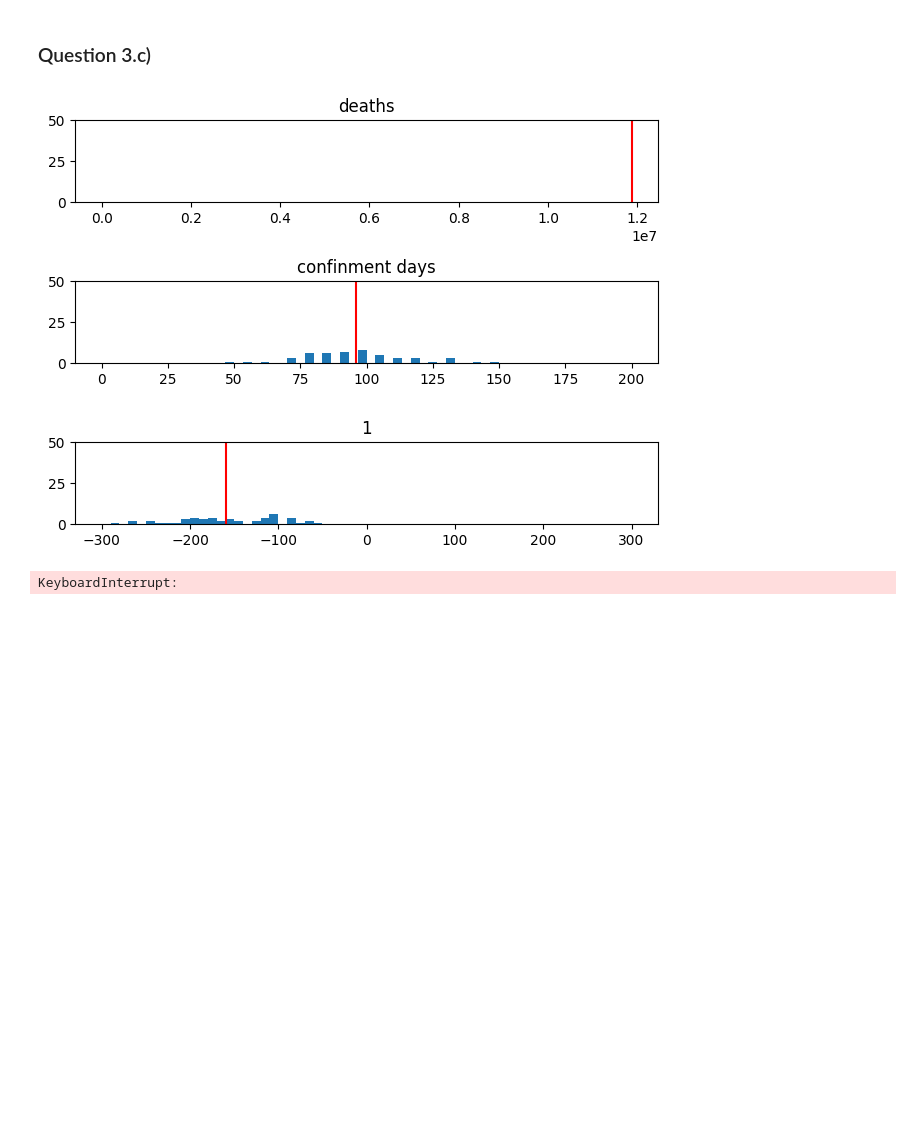
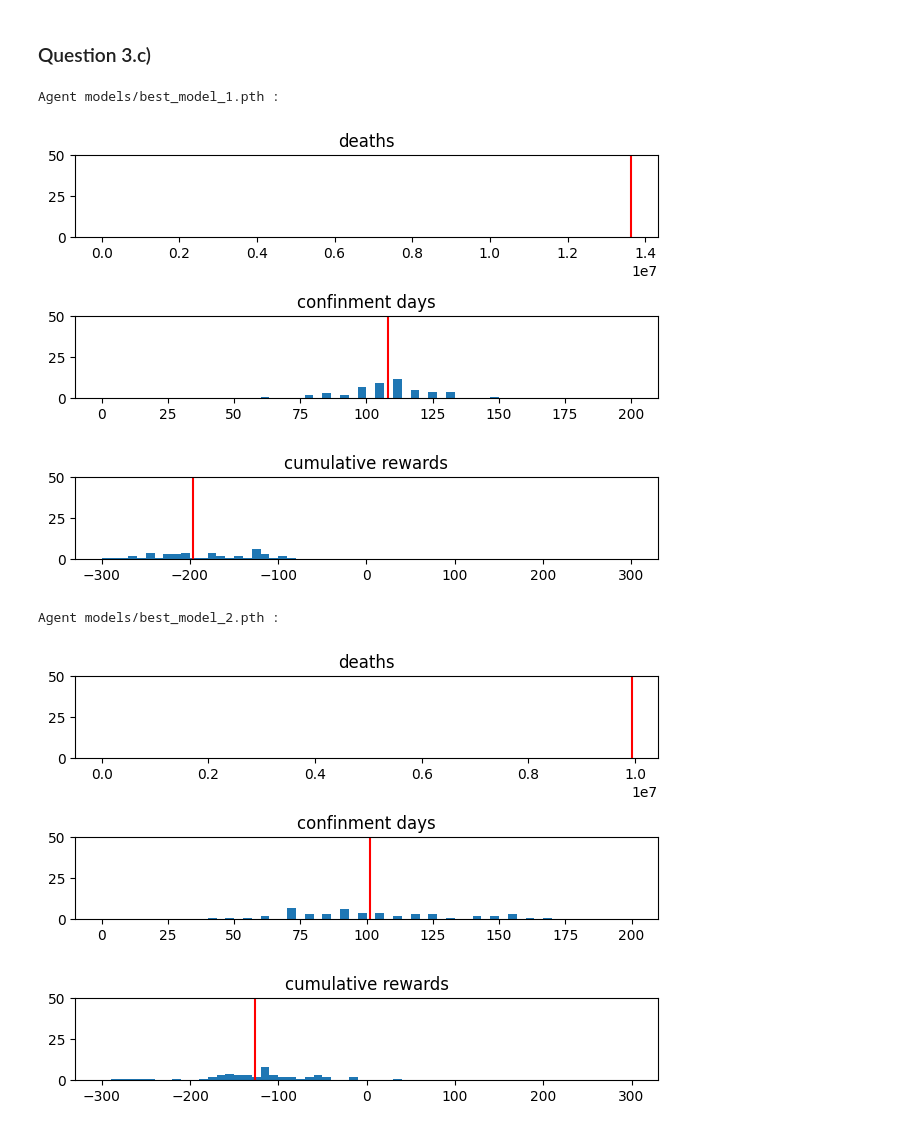
Before and after one commit to antoninfaure/DQLearning-epidemic, a Jupyter notebook: ANN_RL mini-project.ipynb, the cells around one changed output. Drawn from its saved outputs; the diff is of its cells as text; code cells hidden in the pictures; blank space fills up the shorter version.

```diff
--- a/ANN_RL mini-project.ipynb
+++ b/ANN_RL mini-project.ipynb
@@ -438,7 +355,0 @@ def hist_avg(ax, data, title):
-# %%
-fig, ax = plt.subplots(3, 1)
-hist_avg(ax[0], number_of_total_deaths_array, 'deaths')
-hist_avg(ax[1], number_of_confined_days_array, 'confinment days')
-hist_avg(ax[2], cumulative_reward_array, 'cumulative rewards')
-fig.tight_layout()
-plt.show()
@@ -469,5 +356,19 @@ batch_size = 2048
 # %% [markdown]
 ## Question 3
+# %%
+# For each deep-learning policy that you train in this project we recommend that you use the following
+# hyperparameters. If you wish so, you are free to test other values, but as searching through the hyperparameterspace can be quite a tedious experience we are giving you values that we know will allow the algorithm to converge
+# to a good policy
+def create_model(input_dim: int, output_dim: int, activation: nn.Module = nn.ReLU()):
+    return nn.Sequential(
+        nn.Linear(input_dim, 64),
+        activation,
+        nn.Linear(64, 32),
+        activation,
+        nn.Linear(32, 16),
+        activation,
+        nn.Linear(16, output_dim)
+    )
 # %%
 # Note unless special measures are taken, the training of neural networks is non-deterministic in most deeplearning libraries. To ensure that your results are reproducible you will thus need to seed not only the environment but also your deep-learning library. Refer to the jupyter tutorial notebook for instructions.
 torch.manual_seed(0)
@@ -635,3 +551,0 @@ def train(policy: Agent, env: Env):
-# %%
-agentDQN1 = AgentDQN()
-train(agentDQN1, env)
@@ -694,4 +629,4 @@ def train_decreasing_exploration(policy: Agent, env: Env):
 # %%
 agentDQN2 = AgentDQN()
-train_decreasing_exploration(agentDQN2, env)
+eval_trace2, training_trace2, loss_trace2 = train_decreasing_exploration(agentDQN2, env, iterations=500, eps_0=.7, eps_min=.2)
 # %% [output]
@@ -710,18 +658,23 @@ Checkpoint 10 : average cumulated reward = tensor([-6.4082])
 # %% [markdown]
 ### Question 3.c)
 # %%
-for agent, name in ((agentDQN1, '1'), (agentDQN2, '2')):
-    number_of_confined_days_list, cumulative_reward_list, number_of_total_deaths_list = evaluate_policy(agent, env)
+for model_path in ['models/best_model_1.pth', 'models/best_model_2.pth']:
+    agentDQN = AgentDQN()
+    agentDQN.load_model(model_path)
+
+    number_of_confined_days_list, cumulative_reward_list, number_of_total_deaths_list = evaluate_policy(agentDQN, env)
     number_of_confined_days_array = np.array(number_of_confined_days_list, dtype=float).reshape((-1, 1))
     cumulative_reward_array = np.array(cumulative_reward_list, dtype=float).reshape((-1, 1))
     number_of_total_deaths_array = np.array(number_of_total_deaths_list, dtype=float).reshape((-1, 1))
     fig, ax = plt.subplots(3, 1)
     hist_avg(ax[0], number_of_total_deaths_array, 'deaths')
     hist_avg(ax[1], number_of_confined_days_array, 'confinment days')
     hist_avg(ax[2], cumulative_reward_array, 'cumulative rewards')
     fig.tight_layout()
-    print(f'Agent {name} :')
+    print(f'Agent {model_path} :')
     plt.show()
 # %% [output]
+Agent models/best_model_1.pth :
-[figure, old version]
+[figure, new version]
-KeyboardInterrupt:
+Agent models/best_model_2.pth :
+[figure, added]
```
Also changed, not shown: parts of 57 cells of this notebook, 2 other files.
